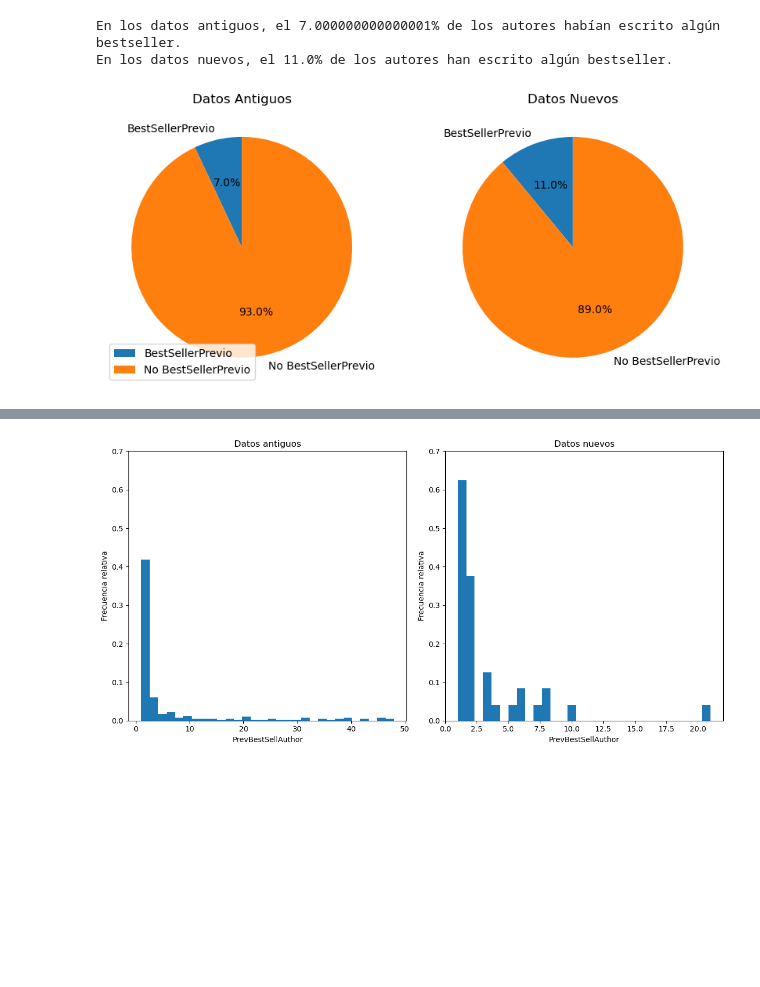
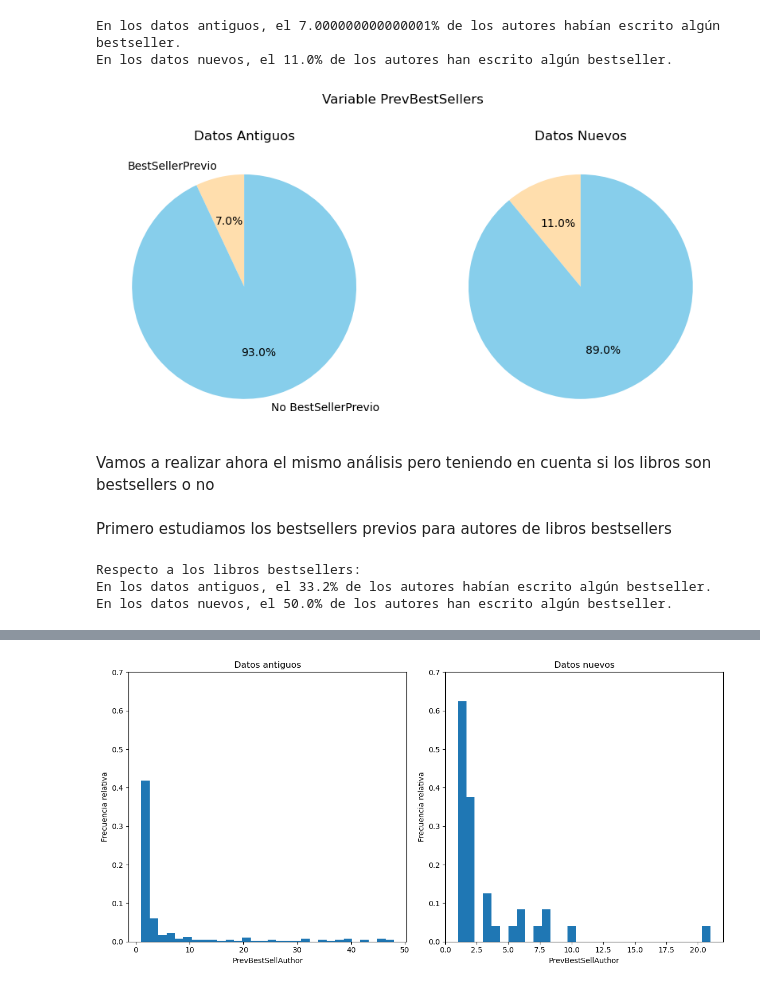
Before and after one commit to MMCCJJ/NOVELLA, a Jupyter notebook: exploracion/exploracion_variables_relevantes.ipynb, the cells around one changed output, grey strips where cells are left out. Cells and saved outputs as stored; diff of their text form; code cells hidden in the pictures; blank space fills up the shorter version.

Commit message:
Añade análisis según bestseller de prevbestseller

```diff
--- a/exploracion/exploracion_variables_relevantes.ipynb
+++ b/exploracion/exploracion_variables_relevantes.ipynb
@@ -197,23 +199,23 @@ En los datos nuevos, el 11.0% de los autores han escrito algún bestseller.
 # %%
 # Datos
 labels = ['BestSellerPrevio', 'No BestSellerPrevio']
 sizes_antiguos = [porc_prev_train, 100-porc_prev_train]
 sizes_nuevos = [porc_prev_test, 100-porc_prev_test]
 
 # Crear subplots con figura más grande
 fig, axs = plt.subplots(1, 2, figsize=(10, 5))  # Tamaño de la figura ajustado
 
 # Gráfico para datos antiguos
-axs[0].pie(sizes_antiguos, labels=labels, autopct='%1.1f%%', startangle=90)
+axs[0].pie(sizes_antiguos, labels=labels, autopct='%1.1f%%', startangle=90, colors=c)
 axs[0].set_title('Datos Antiguos')
 
 # Gráfico para datos nuevos
-axs[1].pie(sizes_nuevos, labels=labels, autopct='%1.1f%%', startangle=90)
+axs[1].pie(sizes_nuevos, autopct='%1.1f%%', startangle=90,colors=c)
 axs[1].set_title('Datos Nuevos')
 
-# Mostrar leyenda
-axs[0].legend(loc='lower left', labels=labels)
-
+plt.suptitle('Variable PrevBestSellers')
 plt.show()
 # %% [output]
-[figure, old version]
+[figure, new version]
+# %% [markdown]
+Vamos a realizar ahora el mismo análisis pero teniendo en cuenta si los libros son bestsellers o no
@@ -219,0 +228,16 @@ plt.show()
+# %% [markdown]
+Primero estudiamos los bestsellers previos para autores de libros bestsellers
+# %%
+prev_train = df_bs_train['hasPrevBS'].sum()
+prev_test = df_bs_test['hasPrevBS'].sum()
+
+porc_prev_train = round(prev_train/len(df_bs_train),3) *100
+porc_prev_test = round(prev_test/len(df_bs_test),3) *100
+
+print('Respecto a los libros bestsellers:')
+print(f'En los datos antiguos, el {porc_prev_train}% de los autores habían escrito algún bestseller.')
+print(f'En los datos nuevos, el {porc_prev_test}% de los autores han escrito algún bestseller.')
+# %% [output]
+Respecto a los libros bestsellers:
+En los datos antiguos, el 33.2% de los autores habían escrito algún bestseller.
+En los datos nuevos, el 50.0% de los autores han escrito algún bestseller.
```
Also changed, not shown: parts of 8 cells of this notebook, 1 other file.
